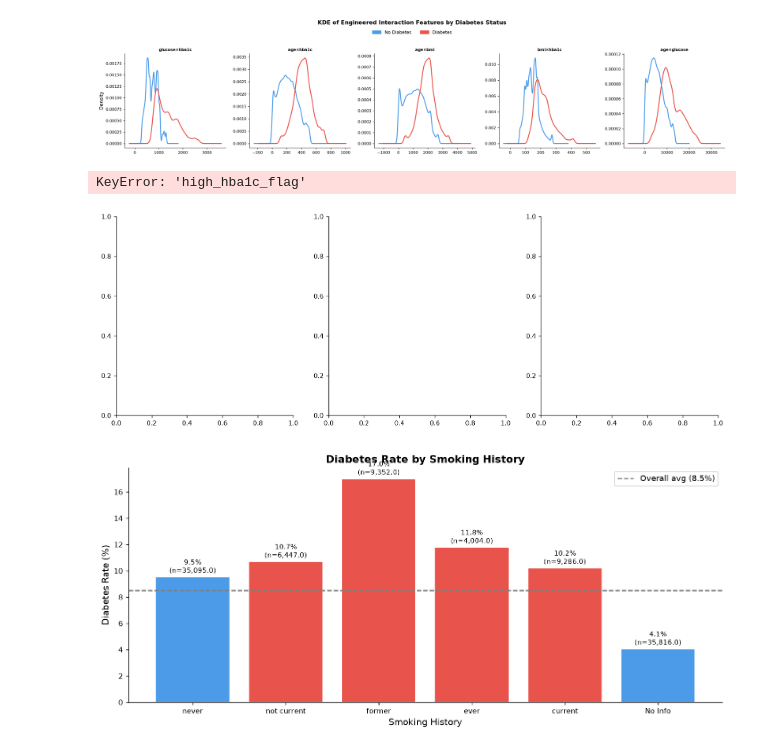
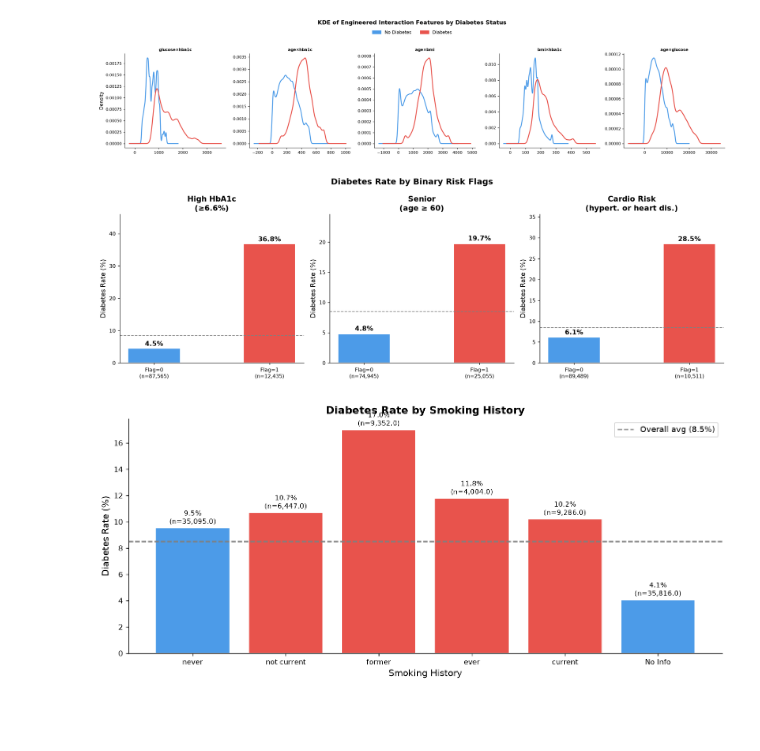
Before and after one commit to tracymuhoozi/machineLearningAssignment, a Jupyter notebook: notebooks/eda.ipynb, the cells around one changed output. Saved outputs shown, nothing was run; the diff lists cells and outputs as text; code cells hidden in the pictures; blank space fills up the shorter version.

Commit message:
Add chart images and project README

```diff
--- a/notebooks/eda.ipynb
+++ b/notebooks/eda.ipynb
@@ -184,7 +194,34 @@ for i, col in enumerate(cat_features):
     ax = axes[i]
 
     # Compute the diabetes rate and sample size for each category
-    grp = df.groupby(col)['diabetes'].agg(['mean', 'count']).reset_index()
+    # Create derived categorical columns before grouping if they do not exist.
+    if col == 'hba1c_category' and col not in df.columns:
+        df[col] = pd.cut(
+            df['HbA1c_level'],
+            bins=[-np.inf, 5.7, 6.5, np.inf],
+            labels=['Normal', 'Prediabetes', 'Diabetes'],
+            right=False
+        )
+    elif col == 'bmi_category' and col not in df.columns:
+        df[col] = pd.cut(
+            df['bmi'],
+            bins=[-np.inf, 18.5, 25, 30, np.inf],
+            labels=['Underweight', 'Healthy Weight', 'Overweight', 'Obesity'],
+            right=False
+        )
+    elif col == 'blood_glucose_category' and col not in df.columns:
+        df[col] = pd.cut(
+            df['blood_glucose_level'],
+            bins=[-np.inf, 140, 200, np.inf],
+            labels=['Normal', 'Prediabetes', 'Possible Diabetes'],
+            right=False
+        )
+
+    grp = (
+        df.groupby(col, observed=True)['diabetes']
+          .agg(['mean', 'count'])
+          .reset_index()
+    )
     grp.columns = [col, 'diabetes_rate', 'count']
     grp = grp.sort_values('diabetes_rate', ascending=False)
 
@@ -211,5 +248,6 @@ for i, col in enumerate(cat_features):
 axes[-1].set_visible(False)
 fig.suptitle('Diabetes Rate by Categorical Feature', fontsize=14, fontweight='bold')
 plt.tight_layout()
+save_fig('03_categorical_rates')
 plt.show()
 # %% [output]
@@ -392,30 +433,42 @@ plt.show()
 # %%
 flags = ['high_hba1c_flag', 'senior_flag', 'cardio_risk_flag']
 flag_labels = ['High HbA1c\n(≥6.6%)', 'Senior\n(age ≥ 60)', 'Cardio Risk\n(hypert. or heart dis.)']
 
 fig, axes = plt.subplots(1, 3, figsize=(15, 5))
 
 for ax, flag, label in zip(axes, flags, flag_labels):
     # Diabetes rate when the flag is 1 versus 0
+    # Create the required binary flag if it does not already exist
+    if flag not in df.columns:
+        if flag == 'high_hba1c_flag':
+            df[flag] = (df['HbA1c_level'] >= 6.6).astype(int)
+        elif flag == 'senior_flag':
+            df[flag] = (df['age'] >= 60).astype(int)
+        elif flag == 'cardio_risk_flag':
+            df[flag] = (
+                (df['hypertension'] == 1) |
+                (df['heart_disease'] == 1)
+            ).astype(int)
+
     rates = df.groupby(flag)['diabetes'].mean() * 100
     counts = df.groupby(flag)['diabetes'].count()
     xlabels = [f'Flag=0\n(n={counts.get(0,0):,})', f'Flag=1\n(n={counts.get(1,0):,})']
     bars = ax.bar(xlabels, [rates.get(0, 0), rates.get(1, 0)],
                   color=[C0, C1], edgecolor='white', width=0.45)
     for bar, v in zip(bars, [rates.get(0, 0), rates.get(1, 0)]):
         ax.text(bar.get_x()+bar.get_width()/2, bar.get_height()+0.3,
                 f'{v:.1f}%', ha='center', va='bottom', fontweight='bold', fontsize=11)
     ax.axhline(df['diabetes'].mean()*100, color='gray', linestyle='--', linewidth=1.2)
     ax.set_title(label, fontweight='bold')
     ax.set_ylabel('Diabetes Rate (%)')
     ax.set_ylim(0, max(rates.values)*1.25)
 
 fig.suptitle('Diabetes Rate by Binary Risk Flags', fontsize=14, fontweight='bold')
 plt.tight_layout()
+save_fig('08_binary_flags')
 plt.show()
 # %% [output]
-KeyError: 'high_hba1c_flag'
-[figure, old version]
+[figure, new version]
 # %%
 ## 9. Smoking History vs Diabetes
 # %%
```
Also changed, not shown: parts of 11 cells of this notebook, 12 other files.
